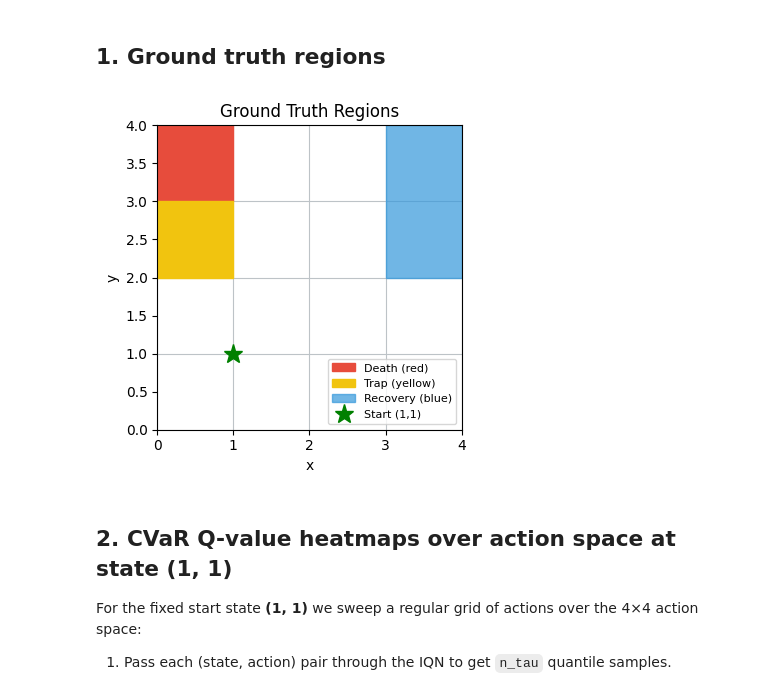
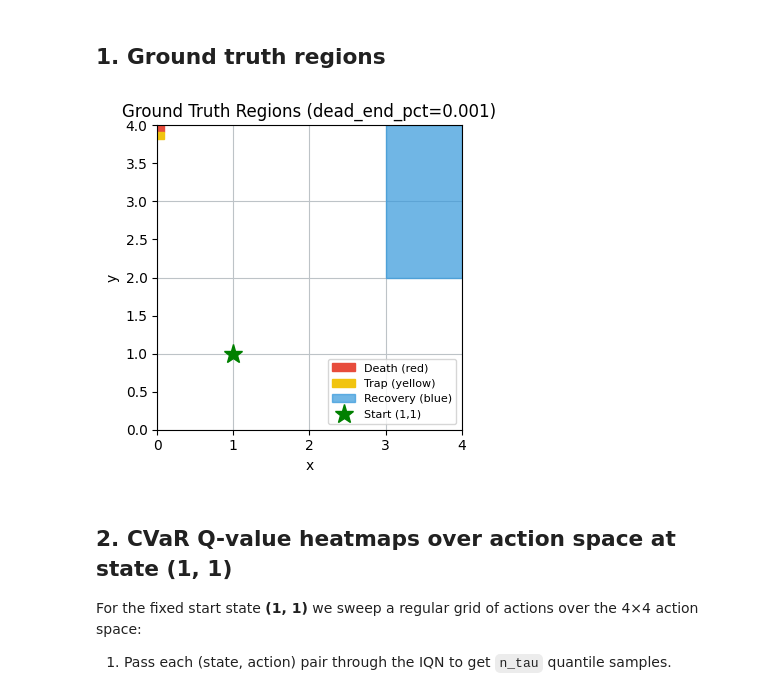
Before and after one commit to jaym-01/ContinuousDeD, a Jupyter notebook: gridnav_analysis.ipynb, the cells around one changed output. Drawn from its saved outputs; the diff is of its cells as text; code cells hidden in the pictures.

Commit message:
enabled changing the size of the dead end region

```diff
--- a/gridnav_analysis.ipynb
+++ b/gridnav_analysis.ipynb
@@ -16,6 +16,8 @@ sys.path.insert(0, os.path.join(PROJECT_ROOT, 'GridNav'))
 # ── Run to analyse ───────────────────────────────────────────────────────────
 RUN_NAME = 'gridnav_iqn'   # change to match -info flag used during training
 RUN_DIR  = os.path.join(PROJECT_ROOT, 'runs', RUN_NAME)
+
+DEAD_END_PCT = 0.001
 # %%
 # ── Load agents ──────────────────────────────────────────────────────────────
 with open(os.path.join(RUN_DIR, f'{RUN_NAME}_agent.pkl'), 'rb') as f:
@@ -37,42 +39,50 @@ Loaded Qd and Qr networks
 # %% [markdown]
 ## 1. Ground truth regions
 # %%
-def plot_ground_truth(ax=None):
-    """Draw the GridNav region layout on *ax* (creates one if None)."""
+def plot_ground_truth(ax=None, dead_end_pct=DEAD_END_PCT):
+    """Draw the GridNav region layout on *ax* (creates one if None).
+
+    dead_end_pct mirrors the -dead_end_pct training flag: fraction [0,1] of
+    total grid area occupied by death+trap combined (default = DEAD_END_PCT).
+    """
+    SIZE = 4.0
+    zone_area = (dead_end_pct / 2.0) * (SIZE ** 2)
+    z = np.sqrt(zone_area)  # side length of each square zone
+
     if ax is None:
         fig, ax = plt.subplots(figsize=(4, 4))
     else:
         fig = ax.figure
 
     ax.set_facecolor('white')
 
     # Region fills
-    ax.add_patch(Rectangle((0, 3), 1, 1, color='#e74c3c', label='Death (red)',    zorder=2))
-    ax.add_patch(Rectangle((0, 2), 1, 1, color='#f1c40f', label='Trap (yellow)', zorder=2))
-    ax.add_patch(Rectangle((3, 2), 1, 2, color='#3498db', label='Recovery (blue)', alpha=0.7, zorder=2))
+    ax.add_patch(Rectangle((0, SIZE - z),     z, z, color='#e74c3c', label='Death (red)',     zorder=2))
+    ax.add_patch(Rectangle((0, SIZE - 2 * z), z, z, color='#f1c40f', label='Trap (yellow)',   zorder=2))
+    ax.add_patch(Rectangle((3, 2),            1, 2, color='#3498db', label='Recovery (blue)', alpha=0.7, zorder=2))
 
     # 1-unit grid lines
     for i in range(5):
         ax.axhline(i, color='#bdc3c7', lw=0.8, zorder=1)
         ax.axvline(i, color='#bdc3c7', lw=0.8, zorder=1)
 
     # Start position
     ax.plot(1, 1, 'g*', markersize=14, label='Start (1,1)', zorder=3)
 
     ax.set_xlim(0, 4)
     ax.set_ylim(0, 4)
     ax.set_aspect('equal')
     ax.set_xlabel('x')
     ax.set_ylabel('y')
-    ax.set_title('Ground Truth Regions')
+    ax.set_title(f'Ground Truth Regions (dead_end_pct={dead_end_pct})')
     ax.legend(loc='lower right', fontsize=8)
     return fig, ax
 
 fig, ax = plot_ground_truth()
 plt.tight_layout()
 plt.show()
 # %% [output]
-[figure, old version]
+[figure, new version]
 # %% [markdown]
 ## 2. CVaR Q-value heatmaps over action space at state (1, 1)
 
```
Also changed, not shown: 3 other files.
